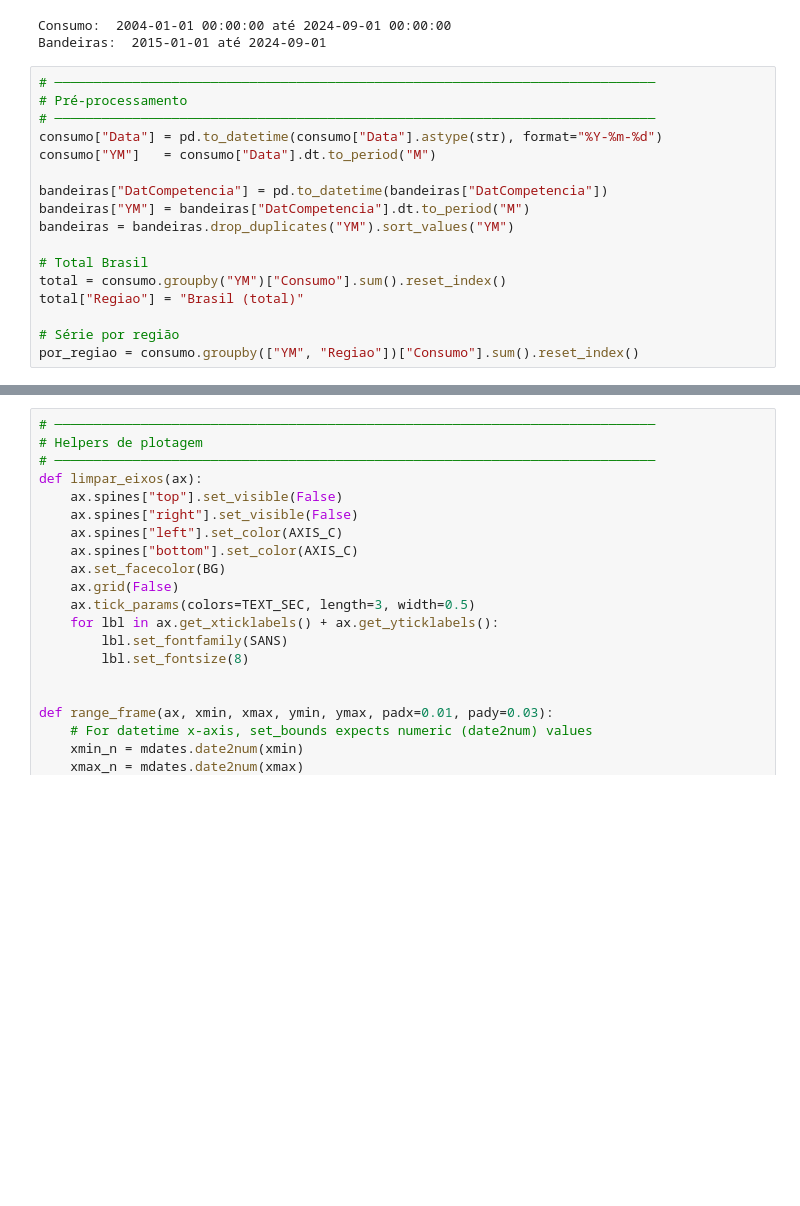
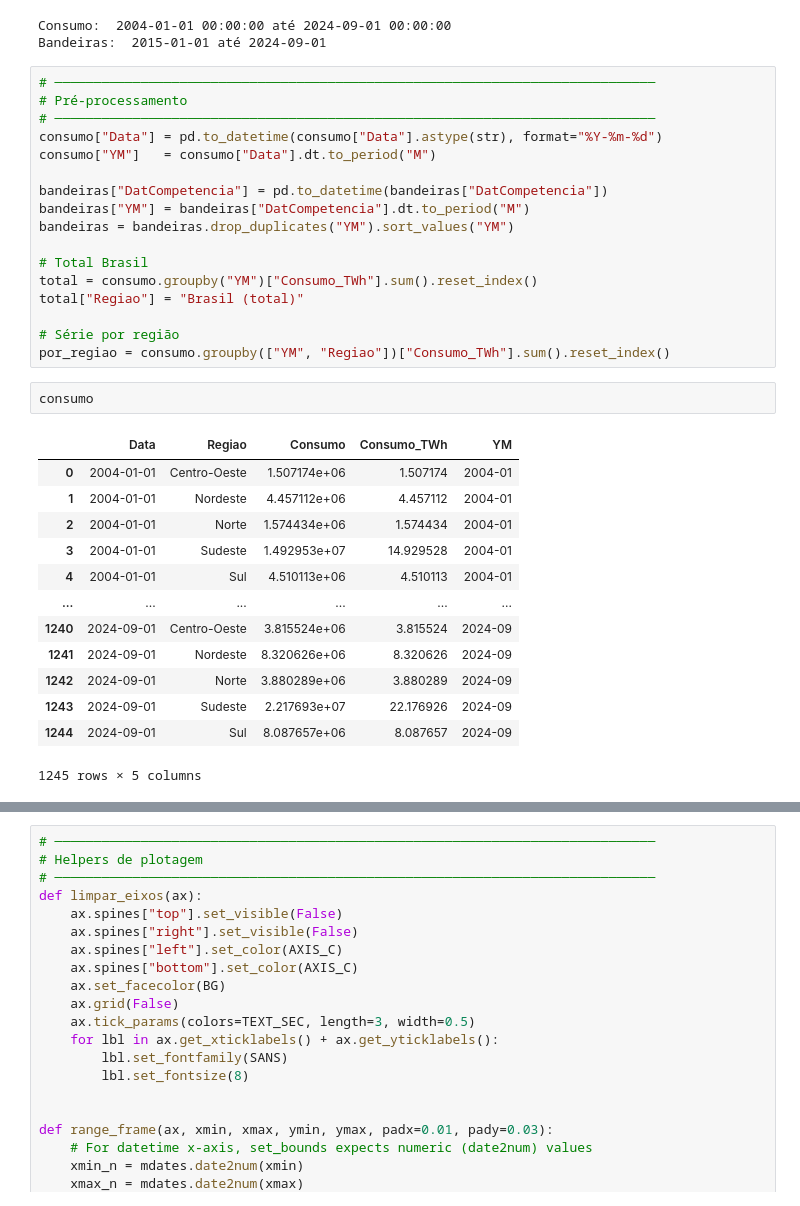
Before and after one commit to PalomaDuarte07/ecdv-energias-renovaveis, a Jupyter notebook: 2103-bandeira-consumo.ipynb, the cells around one changed output, grey strips where cells are left out. Drawn from its saved outputs; the diff is of its cells as text; blank space fills up the shorter version.

```diff
--- a/2103-bandeira-consumo.ipynb
+++ b/2103-bandeira-consumo.ipynb
@@ -205,8 +207,24 @@ bandeiras["YM"] = bandeiras["DatCompetencia"].dt.to_period("M")
 bandeiras = bandeiras.drop_duplicates("YM").sort_values("YM")
 
 # Total Brasil
-total = consumo.groupby("YM")["Consumo"].sum().reset_index()
+total = consumo.groupby("YM")["Consumo_TWh"].sum().reset_index()
 total["Regiao"] = "Brasil (total)"
 
 # Série por região
-por_regiao = consumo.groupby(["YM", "Regiao"])["Consumo"].sum().reset_index()
+por_regiao = consumo.groupby(["YM", "Regiao"])["Consumo_TWh"].sum().reset_index()
+# %%
+consumo
+# %% [output]
+|  | Data | Regiao | Consumo | Consumo_TWh | YM |
+| 0 | 2004-01-01 | Centro-Oeste | 1.507174e+06 | 1.507174 | 2004-01 |
+| 1 | 2004-01-01 | Nordeste | 4.457112e+06 | 4.457112 | 2004-01 |
+| 2 | 2004-01-01 | Norte | 1.574434e+06 | 1.574434 | 2004-01 |
+| 3 | 2004-01-01 | Sudeste | 1.492953e+07 | 14.929528 | 2004-01 |
+| 4 | 2004-01-01 | Sul | 4.510113e+06 | 4.510113 | 2004-01 |
+| ... | ... | ... | ... | ... | ... |
+| 1240 | 2024-09-01 | Centro-Oeste | 3.815524e+06 | 3.815524 | 2024-09 |
+| 1241 | 2024-09-01 | Nordeste | 8.320626e+06 | 8.320626 | 2024-09 |
+| 1242 | 2024-09-01 | Norte | 3.880289e+06 | 3.880289 | 2024-09 |
+| 1243 | 2024-09-01 | Sudeste | 2.217693e+07 | 22.176926 | 2024-09 |
+| 1244 | 2024-09-01 | Sul | 8.087657e+06 | 8.087657 | 2024-09 |
+1245 rows × 5 columns
```
Also changed, not shown: parts of 7 cells of this notebook, 12 other files.
